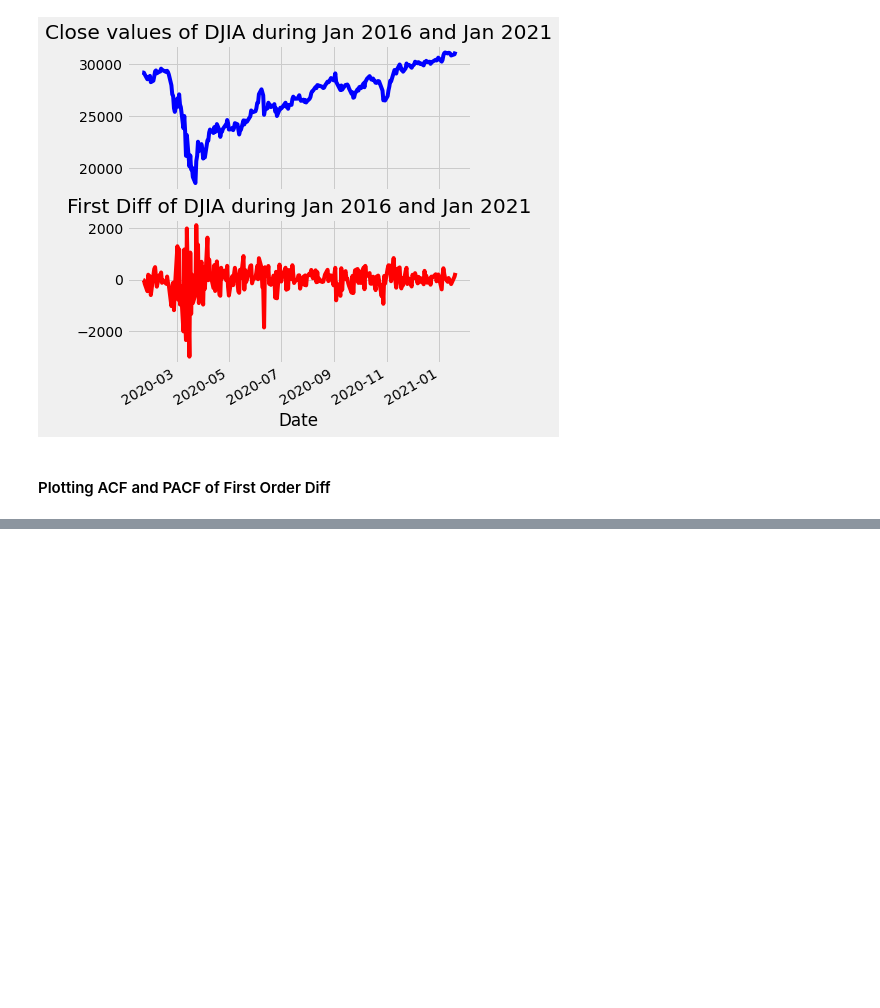
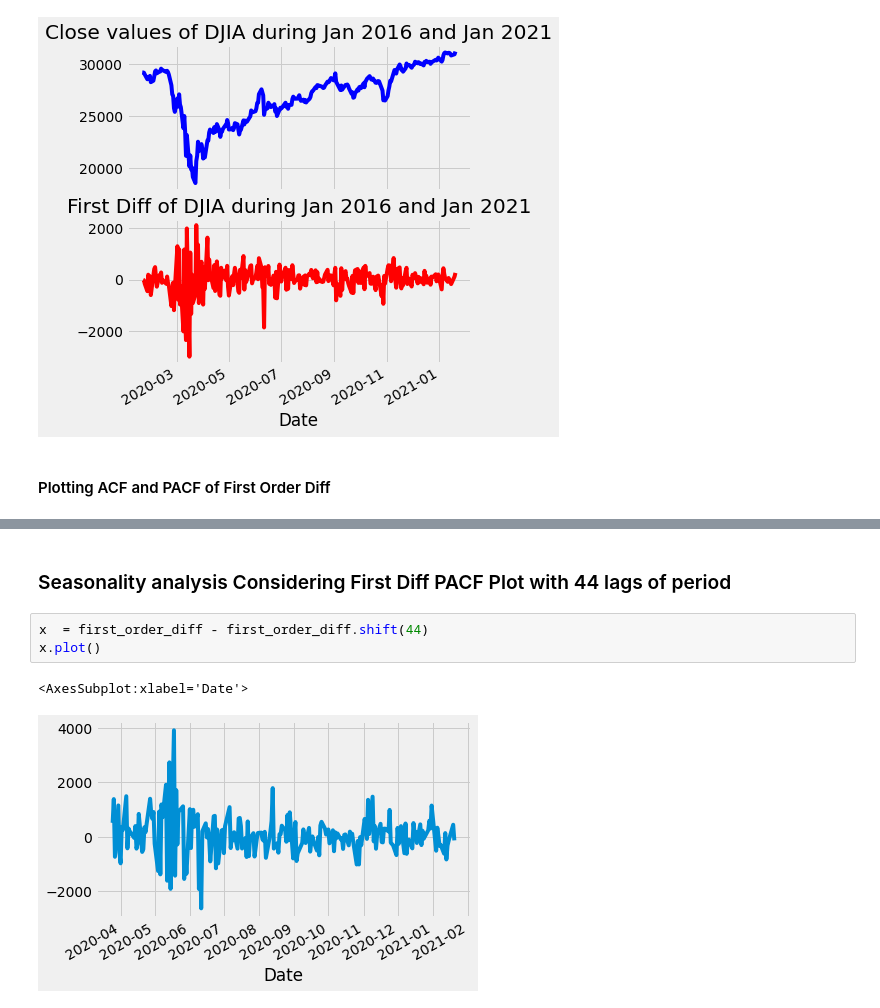
Before and after one commit to ArthurRoseira/down_jones_index_analysis, a Jupyter notebook: DJIA_Forecast_ARIMA.ipynb, the cells around one changed output, grey strips where cells are left out. Saved outputs shown, nothing was run; the diff lists cells and outputs as text; blank space fills up the shorter version.

```diff
--- a/DJIA_Forecast_ARIMA.ipynb
+++ b/DJIA_Forecast_ARIMA.ipynb
@@ -93,0 +174,8 @@ p-value: 0.000311
+# %% [markdown]
+### Seasonality analysis Considering First Diff PACF Plot with 44 lags of period
+# %%
+x  = first_order_diff - first_order_diff.shift(44)
+x.plot()
+# %% [output]
+<AxesSubplot:xlabel='Date'>
+[figure, added]
```
Also changed, not shown: parts of 13 cells of this notebook.
